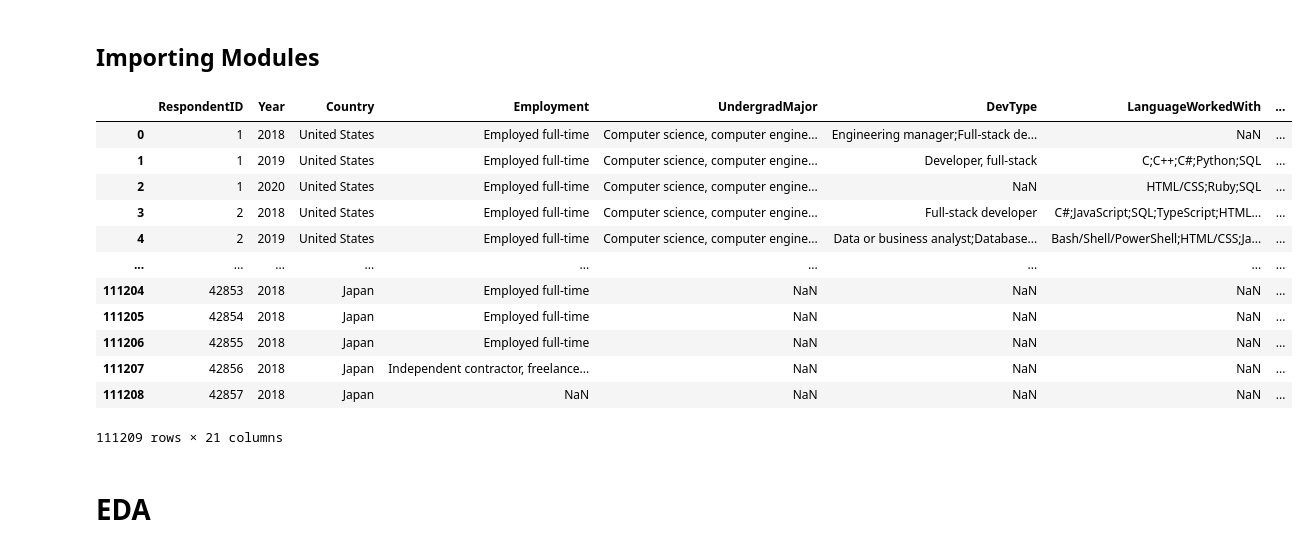
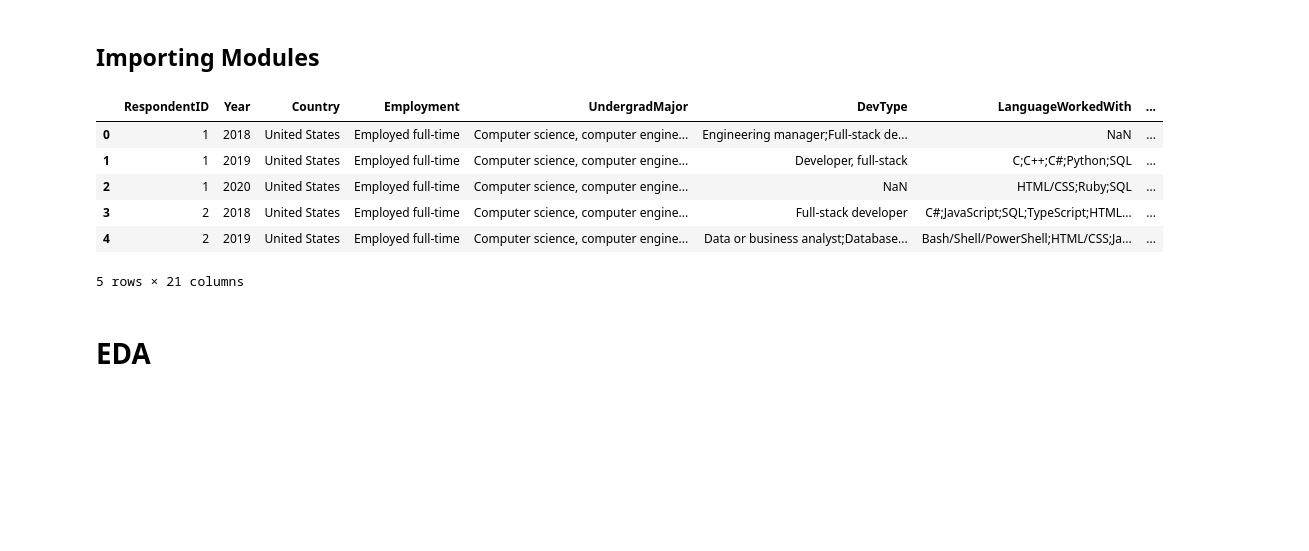
Before and after one commit to obirikan/global-dev-trends-analysis, a Jupyter notebook: main.ipynb, the cells around one changed output. Cells and saved outputs as stored; diff of their text form; code cells hidden in the pictures; blank space fills up the shorter version.

```diff
--- a/main.ipynb
+++ b/main.ipynb
@@ -3,23 +3,23 @@
 # %%
 import pandas as pd
 import seaborn as sns
 import matplotlib.pyplot as plt
+import numpy as np
+from sklearn.experimental import enable_iterative_imputer
+from sklearn.impute import IterativeImputer
+from sklearn.model_selection import train_test_split
+
+
 df = pd.read_csv('data/developer_dataset.csv')
-df
+df.head()
 # %% [output]
 |  | RespondentID | Year | Country | Employment | UndergradMajor | DevType | LanguageWorkedWith | ... |
 | 0 | 1 | 2018 | United States | Employed full-time | Computer science, computer engine... | Engineering manager;Full-stack de... | NaN | ... |
 | 1 | 1 | 2019 | United States | Employed full-time | Computer science, computer engine... | Developer, full-stack | C;C++;C#;Python;SQL | ... |
 | 2 | 1 | 2020 | United States | Employed full-time | Computer science, computer engine... | NaN | HTML/CSS;Ruby;SQL | ... |
 | 3 | 2 | 2018 | United States | Employed full-time | Computer science, computer engine... | Full-stack developer | C#;JavaScript;SQL;TypeScript;HTML... | ... |
 | 4 | 2 | 2019 | United States | Employed full-time | Computer science, computer engine... | Data or business analyst;Database... | Bash/Shell/PowerShell;HTML/CSS;Ja... | ... |
-| ... | ... | ... | ... | ... | ... | ... | ... | ... |
-| 111204 | 42853 | 2018 | Japan | Employed full-time | NaN | NaN | NaN | ... |
-| 111205 | 42854 | 2018 | Japan | Employed full-time | NaN | NaN | NaN | ... |
-| 111206 | 42855 | 2018 | Japan | Employed full-time | NaN | NaN | NaN | ... |
-| 111207 | 42856 | 2018 | Japan | Independent contractor, freelance... | NaN | NaN | NaN | ... |
-| 111208 | 42857 | 2018 | Japan | NaN | NaN | NaN | NaN | ... |
-111209 rows × 21 columns
+5 rows × 21 columns
 # %% [markdown]
 # EDA
 # %%
```
Also changed, not shown: parts of 15 cells of this notebook.
